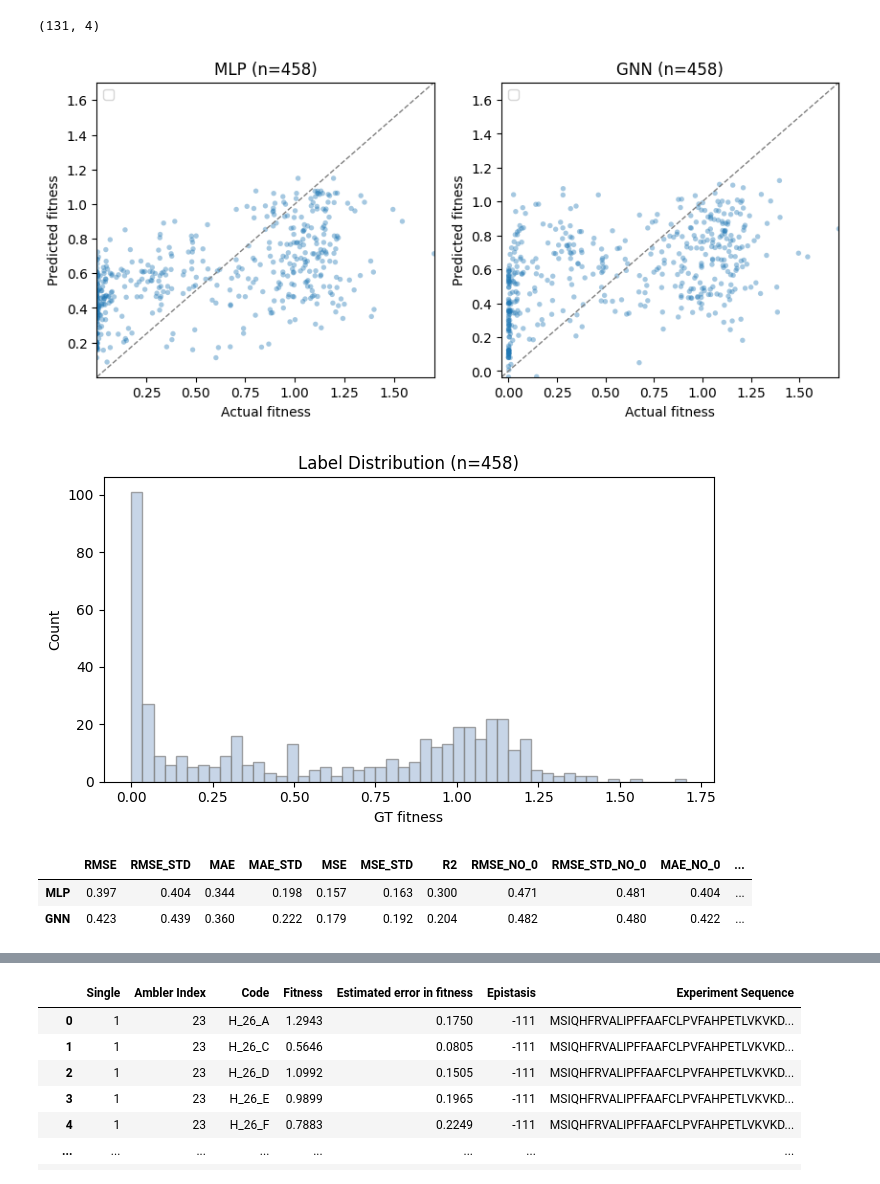
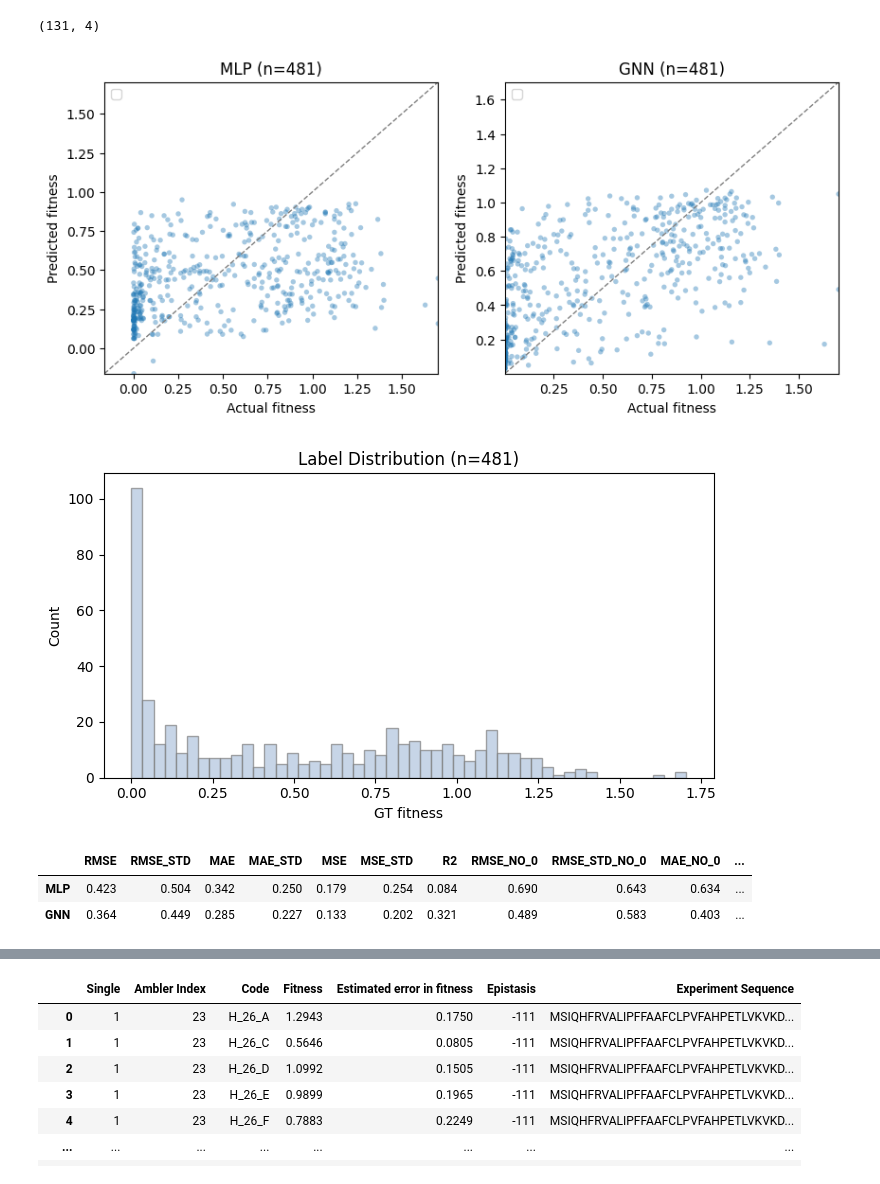
Before and after one commit to Arthurzhou09/aps360_project, a Jupyter notebook: experiments/infer_view.ipynb, the cells around one changed output, grey strips where cells are left out. Cells and saved outputs as stored; diff of their text form; code cells hidden in the pictures.

```diff
--- a/experiments/infer_view.ipynb
+++ b/experiments/infer_view.ipynb
@@ -114,9 +112,16 @@ def compute_metrics(results_df) -> dict:
         "Spearman_rho_no_0": y_true_no_0.corr(y_pred_no_0, method="spearman"),
     }
 
-def plot_parity(results_df, title="", ax=None):
+def plot_parity(results_df, title="", ax=None, color=None, label=None, lims=None):
     """
     plot pred vs actual fit (unscaled)
+
+    color/label: keep one colour per MODEL across every figure, so the same colour never
+        means two different things. Leave unset for the old default-blue behaviour.
+    lims: shared axis limits. Pass the SAME lims to every panel that is meant to be
+        compared - with per-panel limits the model whose predictions spray wider simply
+        gets a wider axis, and its larger errors end up looking the same size as the
+        other model's smaller ones.
     """
     y_true = results_df["target_original"].to_numpy()
     y_pred = results_df["prediction_original"].to_numpy()
@@ -124,15 +129,18 @@ def plot_parity(results_df, title="", ax=None):
     if ax is None:
         _, ax = plt.subplots(figsize=(5, 5))
 
-    lims = [min(y_true.min(), y_pred.min()), max(y_true.max(), y_pred.max())]
+    if lims is None:
+        lims = [min(y_true.min(), y_pred.min()), max(y_true.max(), y_pred.max())]
     ax.plot(lims, lims, color="gray", linestyle="--", linewidth=1,)
-    ax.scatter(y_true, y_pred, alpha=0.4, s=15, edgecolor="none")
+    ax.scatter(y_true, y_pred, alpha=0.4, s=15, edgecolor="none", color=color, label=label)
     ax.set_xlabel("Actual fitness")
     ax.set_ylabel("Predicted fitness")
     ax.set_title(title)
     ax.set_xlim(lims)
     ax.set_ylim(lims)
-    ax.legend()
+    # only draw a legend when something is actually labelled, otherwise matplotlib warns
+    if ax.get_legend_handles_labels()[1]:
+        ax.legend()
 
     return ax
 
@@ -152,39 +162,39 @@ results_df[results_df["target_original"] >= 1].shape
 (131, 4)
 # %%
 model_dirs = {
-    "MLP": "../src/train/base/output/inference",
-    "GNN": "../src/train/gnn/output_enc/inference",
+    "MLP": "../src/train/base/inference",
+    "GNN": "../src/train/gnn/output_final/single",
 }
 
 metrics_rows = {}
 fig, axes = plt.subplots(1, len(model_dirs), figsize=(5 * len(model_dirs), 4))
 fig2, ax2 = plt.subplots(figsize=(7, 4))
 if len(model_dirs) == 1:
     axes = [axes]
     axes2 = [ax2]
 
 for ax, (name, output_dir) in zip(axes, model_dirs.items()):
     results_df, summary = load_inference_results(output_dir, split="test")
     metrics = compute_metrics(results_df)
     metrics["loss (MSE, normalized)"] = summary["loss"]
     metrics_rows[name] = metrics
     plot_parity(results_df, title=f"{name} (n={summary['n_samples']})", ax=ax)
 plot_label_dis(results_df, title=f"Label Distribution (n={summary['n_samples']})", ax=ax2)
 
 plt.tight_layout()
 #plt.savefig("parity_plots.png", dpi=200, bbox_inches="tight")
 plt.show()
 
 metrics_df = pd.DataFrame(metrics_rows).T
 
 styled_metrics = metrics_df.style.format("{:.3f}").set_table_styles([
     {'selector': 'th, td', 'props': [('padding', '2px 6px'), ('font-size', '9pt'), ('line-height', '1.1')]}
 ])
 
 display(styled_metrics)
 # %% [output]
-[figure, old version]
+[figure, new version]
-[figure, old version]
+[figure, new version]
 |  | RMSE | RMSE_STD | MAE | MAE_STD | MSE | MSE_STD | R2 | RMSE_NO_0 | RMSE_STD_NO_0 | MAE_NO_0 | ... |
-| MLP | 0.397 | 0.404 | 0.344 | 0.198 | 0.157 | 0.163 | 0.300 | 0.471 | 0.481 | 0.404 | ... |
-| GNN | 0.423 | 0.439 | 0.360 | 0.222 | 0.179 | 0.192 | 0.204 | 0.482 | 0.480 | 0.422 | ... |
+| MLP | 0.423 | 0.504 | 0.342 | 0.250 | 0.179 | 0.254 | 0.084 | 0.690 | 0.643 | 0.634 | ... |
+| GNN | 0.364 | 0.449 | 0.285 | 0.227 | 0.133 | 0.202 | 0.321 | 0.489 | 0.583 | 0.403 | ... |
```
Also changed, not shown: parts of 9 cells of this notebook, 28 other files.
